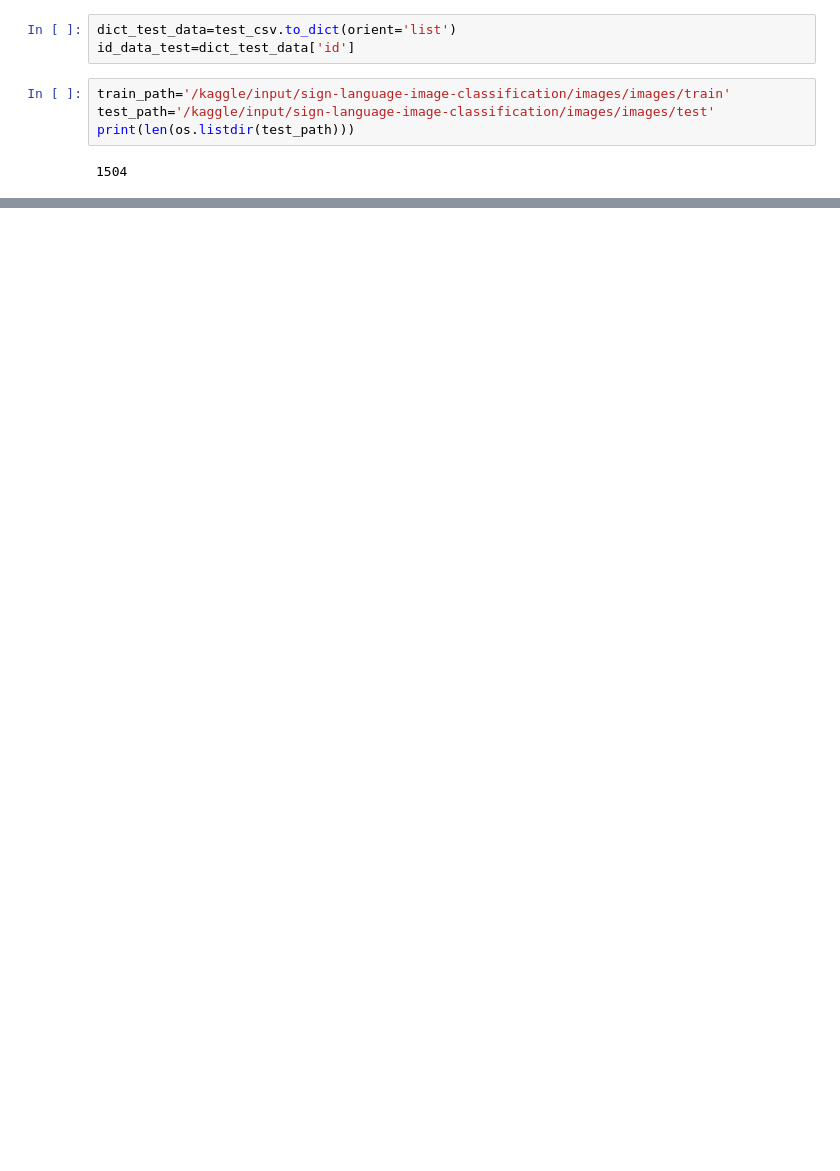
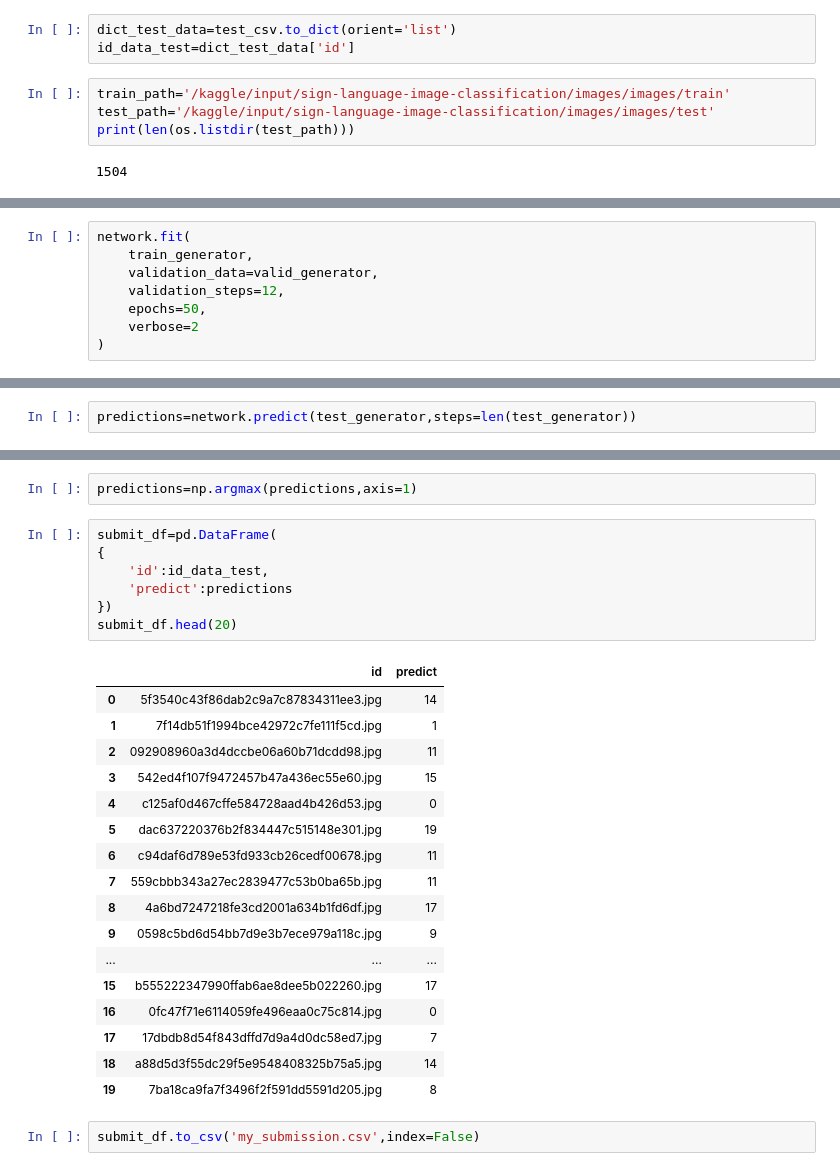
Before and after one commit to peterwhitehat142/kaggle_project, a Jupyter notebook: sign-language.ipynb, the cells around one changed output, grey strips where cells are left out. Cells and saved outputs as stored; diff of their text form; blank space fills up the shorter version.

```diff
--- a/sign-language.ipynb
+++ b/sign-language.ipynb
@@ -172,0 +351,8 @@ Downloading data from https://storage.googleapis.com/tensorflow/keras-applicatio
+# %%
+network.fit(
+    train_generator,
+    validation_data=valid_generator,
+    validation_steps=12,
+    epochs=50,
+    verbose=2
+)
@@ -172,0 +411,2 @@ Downloading data from https://storage.googleapis.com/tensorflow/keras-applicatio
+# %%
+predictions=network.predict(test_generator,steps=len(test_generator))
@@ -172,0 +415,29 @@ Downloading data from https://storage.googleapis.com/tensorflow/keras-applicatio
+# %%
+predictions=np.argmax(predictions,axis=1)
+# %%
+submit_df=pd.DataFrame(
+{
+    'id':id_data_test,
+    'predict':predictions
+})
+submit_df.head(20)
+# %% [output]
+|  | id | predict |
+| 0 | 5f3540c43f86dab2c9a7c87834311ee3.jpg | 14 |
+| 1 | 7f14db51f1994bce42972c7fe111f5cd.jpg | 1 |
+| 2 | 092908960a3d4dccbe06a60b71dcdd98.jpg | 11 |
+| 3 | 542ed4f107f9472457b47a436ec55e60.jpg | 15 |
+| 4 | c125af0d467cffe584728aad4b426d53.jpg | 0 |
+| 5 | dac637220376b2f834447c515148e301.jpg | 19 |
+| 6 | c94daf6d789e53fd933cb26cedf00678.jpg | 11 |
+| 7 | 559cbbb343a27ec2839477c53b0ba65b.jpg | 11 |
+| 8 | 4a6bd7247218fe3cd2001a634b1fd6df.jpg | 17 |
+| 9 | 0598c5bd6d54bb7d9e3b7ece979a118c.jpg | 9 |
+| ... | ... | ... |
+| 15 | b555222347990ffab6ae8dee5b022260.jpg | 17 |
+| 16 | 0fc47f71e6114059fe496eaa0c75c814.jpg | 0 |
+| 17 | 17dbdb8d54f843dffd7d9a4d0dc58ed7.jpg | 7 |
+| 18 | a88d5d3f55dc29f5e9548408325b75a5.jpg | 14 |
+| 19 | 7ba18ca9fa7f3496f2f591dd5591d205.jpg | 8 |
+# %%
+submit_df.to_csv('my_submission.csv',index=False)
```
Also changed, not shown: parts of 38 cells of this notebook.
